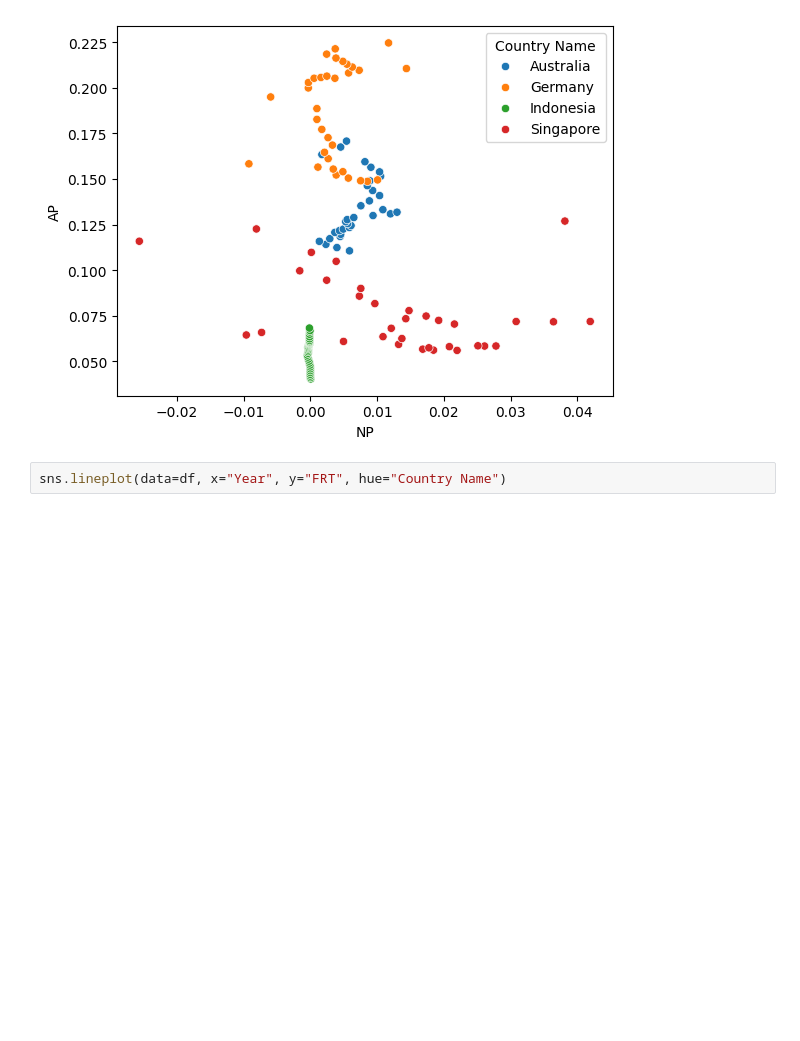
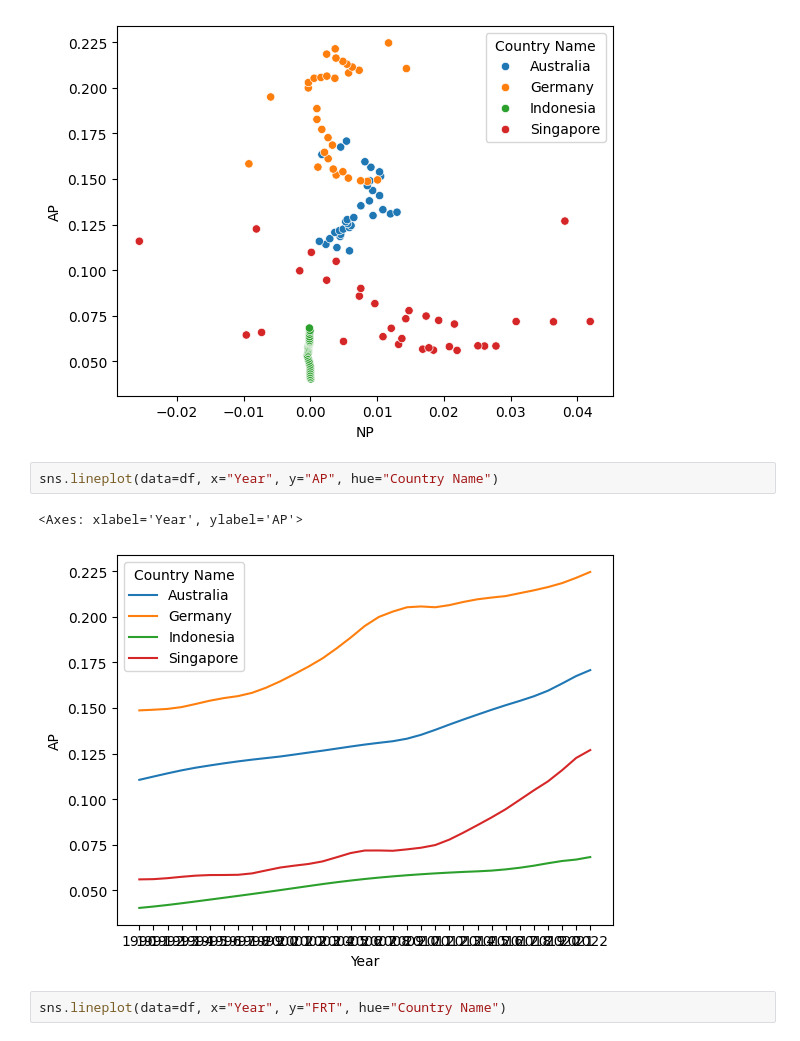
Before and after one commit to DmNosachev/dmstat, a Jupyter notebook: vis1.ipynb, the cells around one changed output. Cells and saved outputs as stored; diff of their text form; blank space fills up the shorter version.

```diff
--- a/vis1.ipynb
+++ b/vis1.ipynb
@@ -56,6 +56,11 @@ sns.scatterplot(data=df, x="NP", y="AP", hue="Country Name")
 # %% [output]
 <Axes: xlabel='NP', ylabel='AP'>
 [figure]
+# %%
+sns.lineplot(data=df, x="Year", y="AP", hue="Country Name")
+# %% [output]
+<Axes: xlabel='Year', ylabel='AP'>
+[figure, added]
 # %%
 sns.lineplot(data=df, x="Year", y="FRT", hue="Country Name")
 # %% [output]
```
